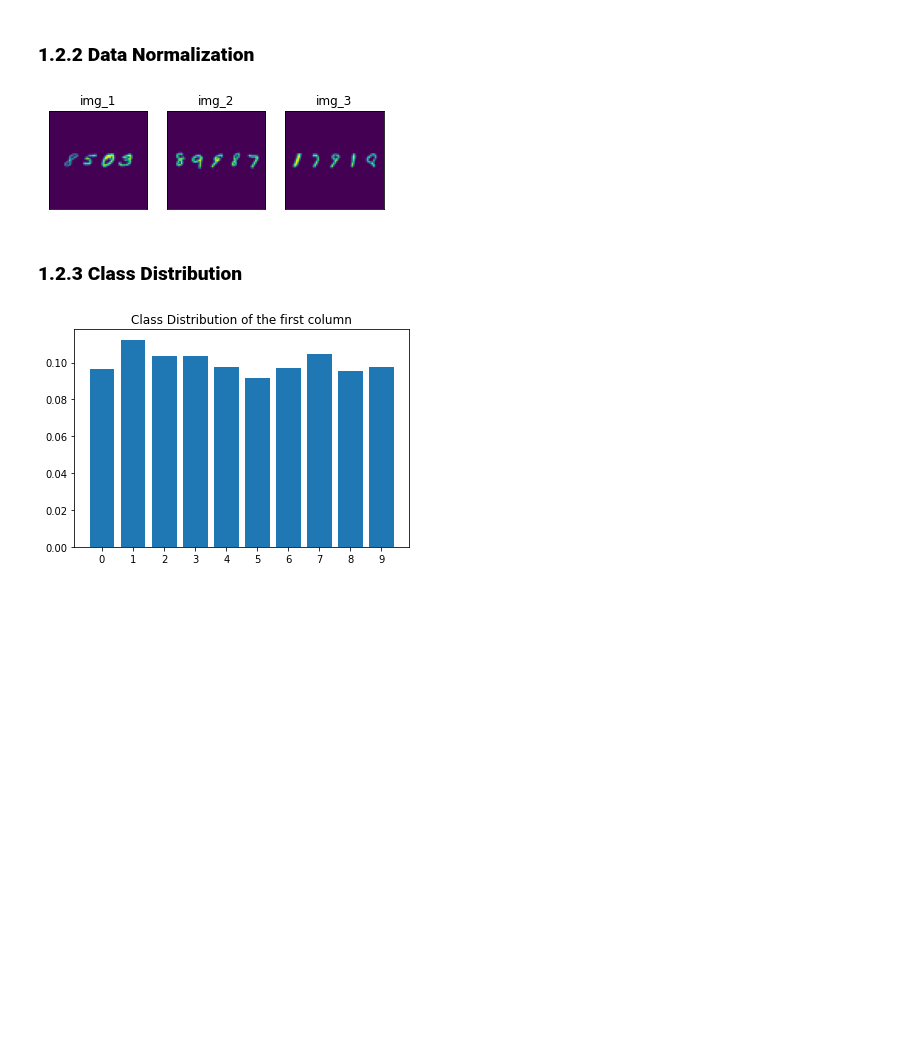
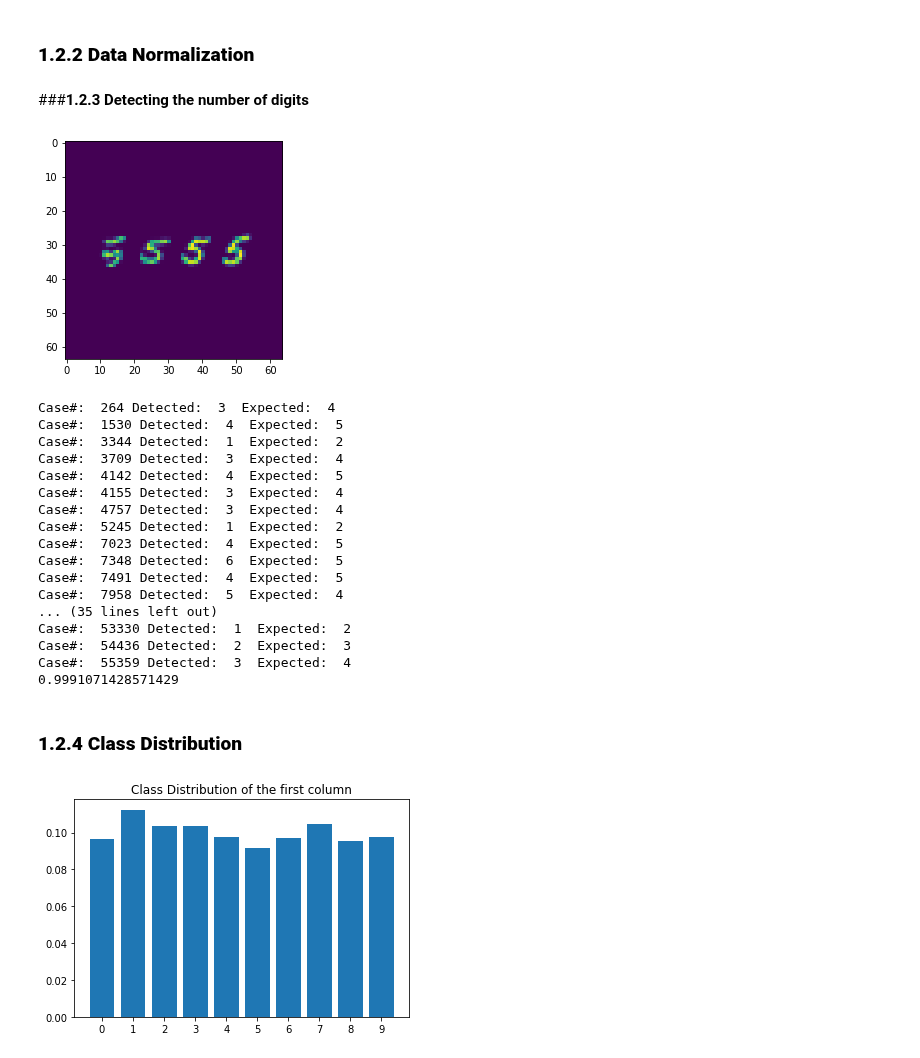
Before and after one commit to du-hr/MNIST-CNN, a Jupyter notebook: MiniProject_3.ipynb, the cells around one changed output. Saved outputs shown, nothing was run; the diff lists cells and outputs as text; code cells hidden in the pictures; blank space fills up the shorter version.

```diff
--- a/MiniProject_3.ipynb
+++ b/MiniProject_3.ipynb
@@ -118,18 +120,7 @@ scaled_test_images = test_images.astype('float32') / 255.0
-# %%
-images_scaled=[]
-titles_scaled=[]
-images_scaled.append(np.array(scaled_train_images[0], dtype='float').reshape(64,64))
-titles_scaled.append("img_1")
-images_scaled.append(np.array(scaled_train_images[1], dtype='float').reshape(64,64))
-titles_scaled.append("img_2")
-images_scaled.append(np.array(scaled_train_images[2], dtype='float').reshape(64,64))
-titles_scaled.append("img_3")
-
-for i in range(3):
-    plt.subplot(1,3,i+1),plt.imshow(images_scaled[i])
-    plt.title(titles_scaled[i])
-    plt.xticks([]),plt.yticks([])
-
-plt.show()
-# %% [output]
-[figure, removed]
+# %% [markdown]
+###**1.2.3 Detecting the number of digits**
+# %%
+import cv2
+threshold = 1 #Hyperparameter?
+width = 12
+height = 12
@@ -136,5 +150,48 @@ plt.show()
+# %%
+images_scaled=[]
+images_scaled.append(np.array(train_images[4476], dtype='float').reshape(64,64))
+sample = plt.imshow(images_scaled[0])
+plt.show()
+
+#x = findDigits(train_images[3282])
+passed = 0
+total = 0
+
+for i in range(0, 56000):
+  x = len(findDigits(train_images[i]))
+  n = 0
+  for c in train_labels[i]:
+    if c != 10:
+      n = n + 1
+
+  if n == x:
+    passed = passed + 1
+  else:
+    print("Case#: ",i, "Detected: " ,x, " Expected: ", n)
+  total = total + 1
+
+print(passed/total)
+# %% [output]
+[figure, added]
+Case#:  264 Detected:  3  Expected:  4
+Case#:  1530 Detected:  4  Expected:  5
+Case#:  3344 Detected:  1  Expected:  2
+Case#:  3709 Detected:  3  Expected:  4
+Case#:  4142 Detected:  4  Expected:  5
+Case#:  4155 Detected:  3  Expected:  4
+Case#:  4757 Detected:  3  Expected:  4
+Case#:  5245 Detected:  1  Expected:  2
+Case#:  7023 Detected:  4  Expected:  5
+Case#:  7348 Detected:  6  Expected:  5
+Case#:  7491 Detected:  4  Expected:  5
+Case#:  7958 Detected:  5  Expected:  4
+... (35 lines left out)
+Case#:  53330 Detected:  1  Expected:  2
+Case#:  54436 Detected:  2  Expected:  3
+Case#:  55359 Detected:  3  Expected:  4
+0.9991071428571429
 # %% [markdown]
-### **1.2.3 Class Distribution**
+### **1.2.4 Class Distribution**
 # %%
 unique_y1, counts_y1 = np.unique(train_labels[:, 0], return_counts=True)
 plt.bar(unique_y1, counts_y1/sum(counts_y1))
```
Also changed, not shown: parts of 50 cells of this notebook.
